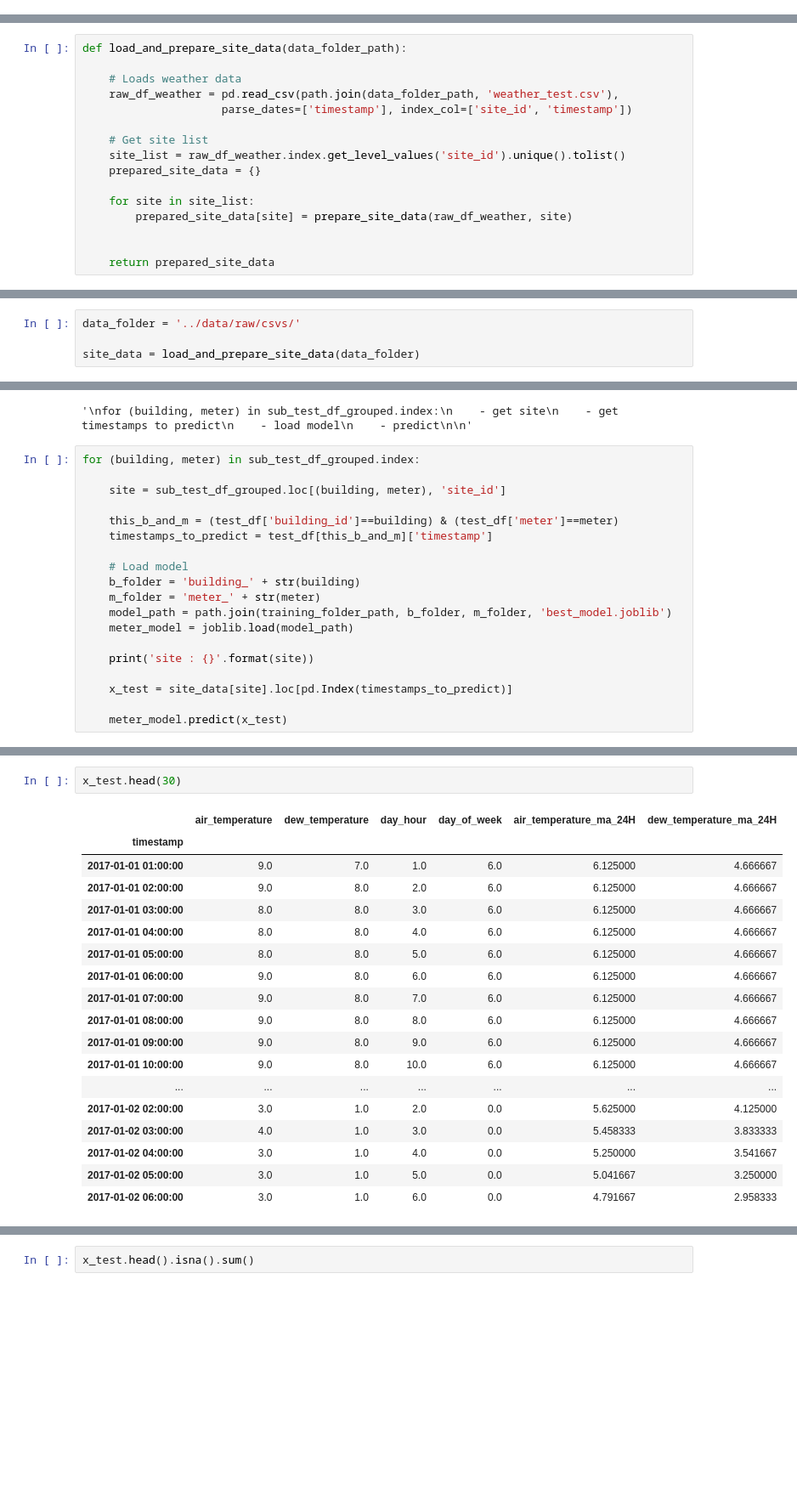
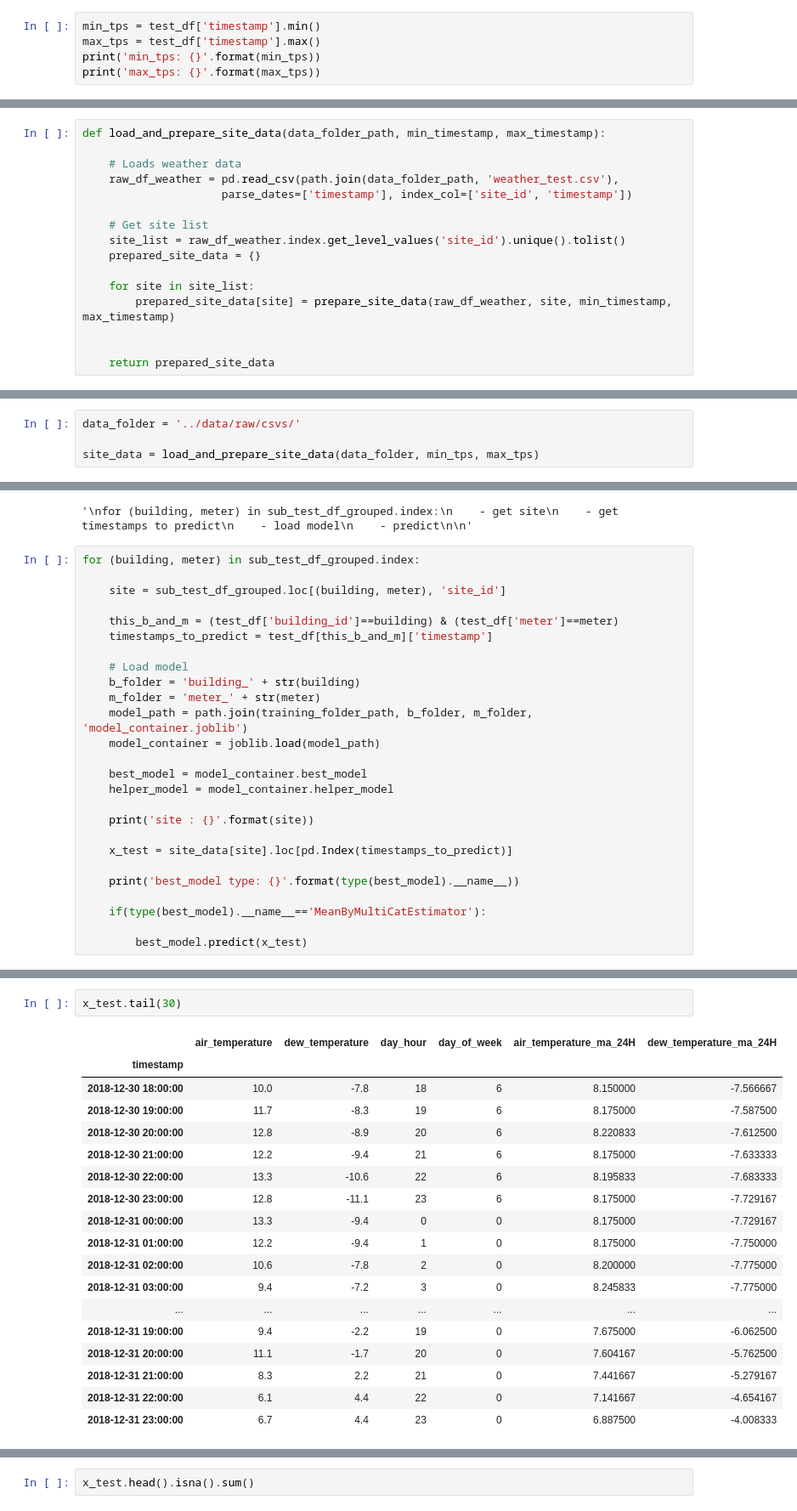
Before and after one commit to edouardArgenson/ASHRAE_great_energy_predictor, a Jupyter notebook: notebooks/predictions_pipeline.ipynb, the cells around one changed output, grey strips where cells are left out. Shown at 85% size. Drawn from its saved outputs; the diff is of its cells as text; blank space fills up the shorter version.

```diff
--- a/notebooks/predictions_pipeline.ipynb
+++ b/notebooks/predictions_pipeline.ipynb
@@ -48,3 +48,8 @@ meter          int64
 timestamp      datetime64[ns]
 dtypes: datetime64[ns](1), int64(2)
 memory usage: 1.2 GB
+# %%
+min_tps = test_df['timestamp'].min()
+max_tps = test_df['timestamp'].max()
+print('min_tps: {}'.format(min_tps))
+print('max_tps: {}'.format(max_tps))
@@ -75,7 +83,7 @@ training_folder_path = path.join(base_directory_path, timed_base_folder_name)
 # %% [markdown]
 <b>Prepare and cache each site weather data</b>
 # %%
-def load_and_prepare_site_data(data_folder_path):
+def load_and_prepare_site_data(data_folder_path, min_timestamp, max_timestamp):
 
     # Loads weather data
     raw_df_weather = pd.read_csv(path.join(data_folder_path, 'weather_test.csv'),
@@ -86,7 +94,7 @@ def load_and_prepare_site_data(data_folder_path):
     prepared_site_data = {}
 
     for site in site_list:
-        prepared_site_data[site] = prepare_site_data(raw_df_weather, site)
+        prepared_site_data[site] = prepare_site_data(raw_df_weather, site, min_timestamp, max_timestamp)
 
 
     return prepared_site_data
@@ -147,5 +159,5 @@ def prepare_site_data(weather_df, site_id):
 # %%
 data_folder = '../data/raw/csvs/'
 
-site_data = load_and_prepare_site_data(data_folder)
+site_data = load_and_prepare_site_data(data_folder, min_tps, max_tps)
 # %% [output]
@@ -395,13 +436,20 @@ for (building, meter) in sub_test_df_grouped.index:
     # Load model
     b_folder = 'building_' + str(building)
     m_folder = 'meter_' + str(meter)
-    model_path = path.join(training_folder_path, b_folder, m_folder, 'best_model.joblib')
-    meter_model = joblib.load(model_path)
+    model_path = path.join(training_folder_path, b_folder, m_folder, 'model_container.joblib')
+    model_container = joblib.load(model_path)
+
+    best_model = model_container.best_model
+    helper_model = model_container.helper_model
 
     print('site : {}'.format(site))
 
     x_test = site_data[site].loc[pd.Index(timestamps_to_predict)]
 
-    meter_model.predict(x_test)
+    print('best_model type: {}'.format(type(best_model).__name__))
+
+    if(type(best_model).__name__=='MeanByMultiCatEstimator'):
+
+        best_model.predict(x_test)
 # %% [output]
 site : 5
@@ -415,23 +488,23 @@ ValueError: Input contains NaN, infinity or a value too large for dtype('float64
 # %%
-x_test.head(30)
+x_test.tail(30)
 # %% [output]
 |  | air_temperature | dew_temperature | day_hour | day_of_week | air_temperature_ma_24H | dew_temperature_ma_24H |
 | timestamp |  |  |  |  |  |  |
-| 2017-01-01 01:00:00 | 9.0 | 7.0 | 1.0 | 6.0 | 6.125000 | 4.666667 |
-| 2017-01-01 02:00:00 | 9.0 | 8.0 | 2.0 | 6.0 | 6.125000 | 4.666667 |
-| 2017-01-01 03:00:00 | 8.0 | 8.0 | 3.0 | 6.0 | 6.125000 | 4.666667 |
-| 2017-01-01 04:00:00 | 8.0 | 8.0 | 4.0 | 6.0 | 6.125000 | 4.666667 |
-| 2017-01-01 05:00:00 | 8.0 | 8.0 | 5.0 | 6.0 | 6.125000 | 4.666667 |
-| 2017-01-01 06:00:00 | 9.0 | 8.0 | 6.0 | 6.0 | 6.125000 | 4.666667 |
-| 2017-01-01 07:00:00 | 9.0 | 8.0 | 7.0 | 6.0 | 6.125000 | 4.666667 |
-| 2017-01-01 08:00:00 | 9.0 | 8.0 | 8.0 | 6.0 | 6.125000 | 4.666667 |
-| 2017-01-01 09:00:00 | 9.0 | 8.0 | 9.0 | 6.0 | 6.125000 | 4.666667 |
-| 2017-01-01 10:00:00 | 9.0 | 8.0 | 10.0 | 6.0 | 6.125000 | 4.666667 |
+| 2018-12-30 18:00:00 | 10.0 | -7.8 | 18 | 6 | 8.150000 | -7.566667 |
+| 2018-12-30 19:00:00 | 11.7 | -8.3 | 19 | 6 | 8.175000 | -7.587500 |
+| 2018-12-30 20:00:00 | 12.8 | -8.9 | 20 | 6 | 8.220833 | -7.612500 |
+| 2018-12-30 21:00:00 | 12.2 | -9.4 | 21 | 6 | 8.175000 | -7.633333 |
+| 2018-12-30 22:00:00 | 13.3 | -10.6 | 22 | 6 | 8.195833 | -7.683333 |
+| 2018-12-30 23:00:00 | 12.8 | -11.1 | 23 | 6 | 8.175000 | -7.729167 |
+| 2018-12-31 00:00:00 | 13.3 | -9.4 | 0 | 0 | 8.175000 | -7.729167 |
+| 2018-12-31 01:00:00 | 12.2 | -9.4 | 1 | 0 | 8.175000 | -7.750000 |
+| 2018-12-31 02:00:00 | 10.6 | -7.8 | 2 | 0 | 8.200000 | -7.775000 |
+| 2018-12-31 03:00:00 | 9.4 | -7.2 | 3 | 0 | 8.245833 | -7.775000 |
 | ... | ... | ... | ... | ... | ... | ... |
-| 2017-01-02 02:00:00 | 3.0 | 1.0 | 2.0 | 0.0 | 5.625000 | 4.125000 |
-| 2017-01-02 03:00:00 | 4.0 | 1.0 | 3.0 | 0.0 | 5.458333 | 3.833333 |
-| 2017-01-02 04:00:00 | 3.0 | 1.0 | 4.0 | 0.0 | 5.250000 | 3.541667 |
-| 2017-01-02 05:00:00 | 3.0 | 1.0 | 5.0 | 0.0 | 5.041667 | 3.250000 |
-| 2017-01-02 06:00:00 | 3.0 | 1.0 | 6.0 | 0.0 | 4.791667 | 2.958333 |
+| 2018-12-31 19:00:00 | 9.4 | -2.2 | 19 | 0 | 7.675000 | -6.062500 |
+| 2018-12-31 20:00:00 | 11.1 | -1.7 | 20 | 0 | 7.604167 | -5.762500 |
+| 2018-12-31 21:00:00 | 8.3 | 2.2 | 21 | 0 | 7.441667 | -5.279167 |
+| 2018-12-31 22:00:00 | 6.1 | 4.4 | 22 | 0 | 7.141667 | -4.654167 |
+| 2018-12-31 23:00:00 | 6.7 | 4.4 | 23 | 0 | 6.887500 | -4.008333 |
 # %%
 timestamps_to_predict.head()
```
Also changed, not shown: parts of 19 cells of this notebook, 1 other file.
